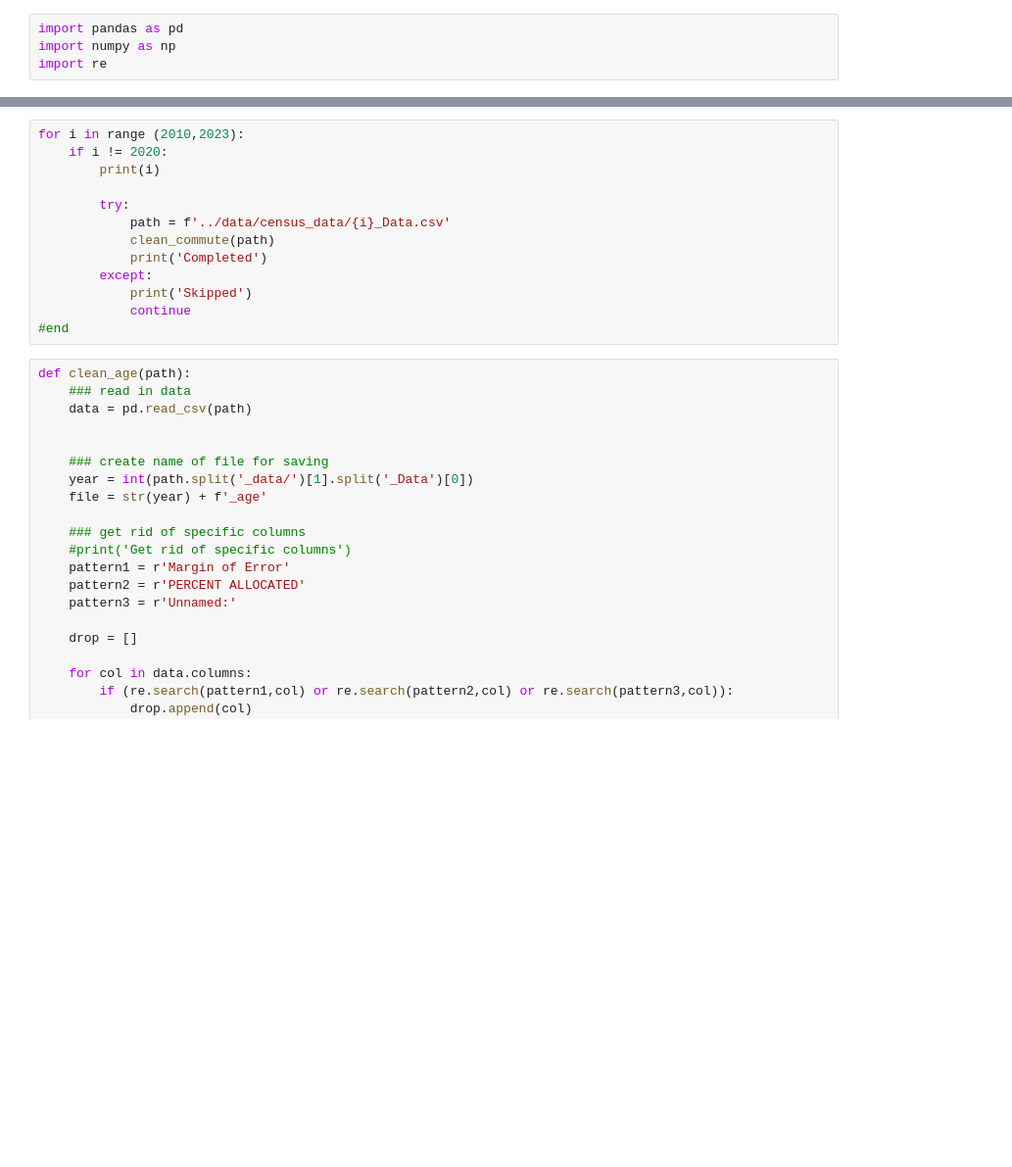
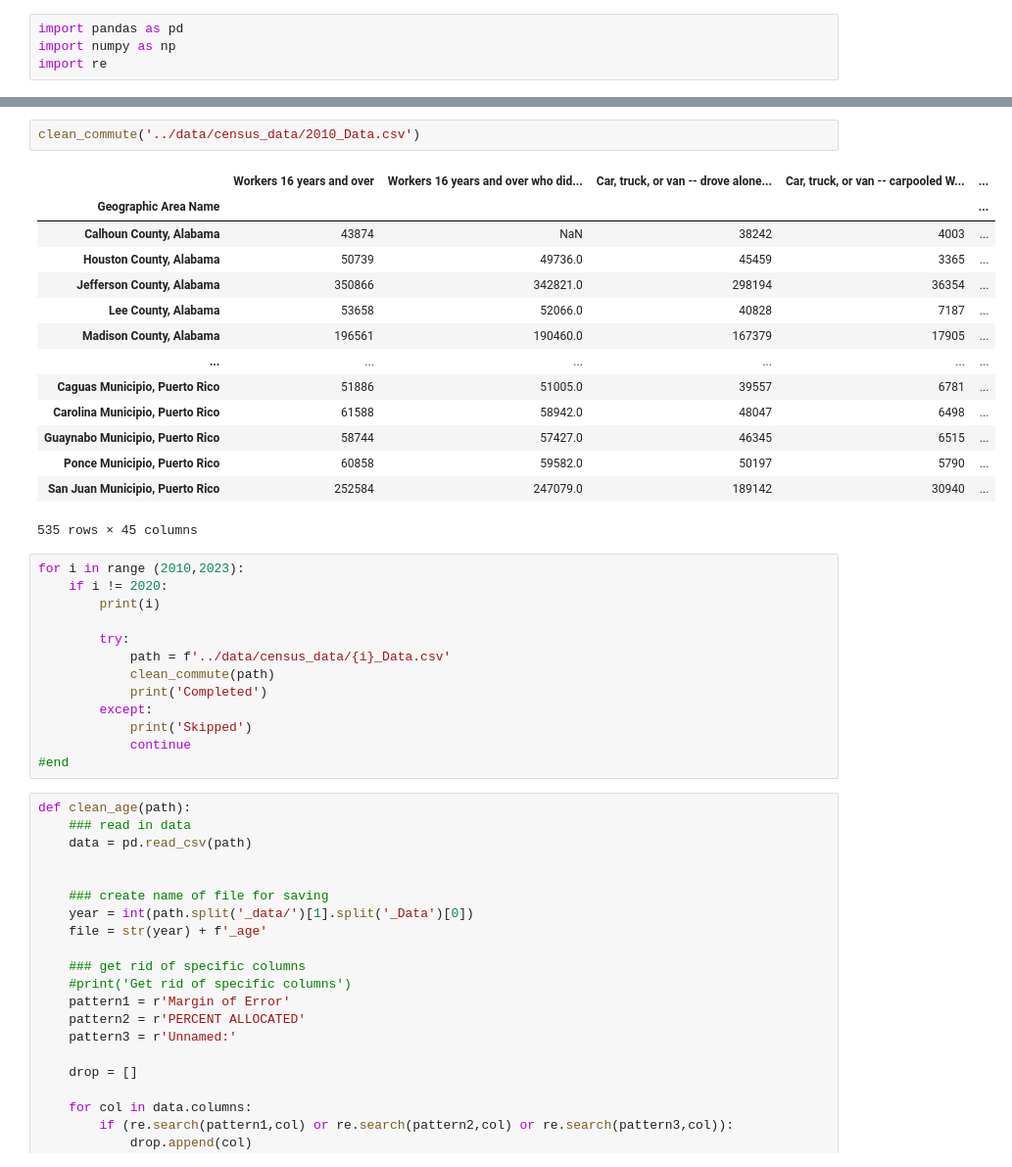
Before and after one commit to Joshua-Clugston/commute_times, a Jupyter notebook: notebooks/unfiltered_data.ipynb, the cells around one changed output, grey strips where cells are left out. Shown at 98% size. Saved outputs shown, nothing was run; the diff lists cells and outputs as text; blank space fills up the shorter version.

```diff
--- a/notebooks/unfiltered_data.ipynb
+++ b/notebooks/unfiltered_data.ipynb
@@ -286,6 +285,23 @@ def clean_commute(path):
     data.to_csv(f'../data/unfiltered_data/{file}_county.csv')
 
     return data
+# %%
+clean_commute('../data/census_data/2010_Data.csv')
+# %% [output]
+|  | Workers 16 years and over | Workers 16 years and over who did... | Car, truck, or van -- drove alone... | Car, truck, or van -- carpooled W... | ... |
+| Geographic Area Name |  |  |  |  | ... |
+| Calhoun County, Alabama | 43874 | NaN | 38242 | 4003 | ... |
+| Houston County, Alabama | 50739 | 49736.0 | 45459 | 3365 | ... |
+| Jefferson County, Alabama | 350866 | 342821.0 | 298194 | 36354 | ... |
+| Lee County, Alabama | 53658 | 52066.0 | 40828 | 7187 | ... |
+| Madison County, Alabama | 196561 | 190460.0 | 167379 | 17905 | ... |
+| ... | ... | ... | ... | ... | ... |
+| Caguas Municipio, Puerto Rico | 51886 | 51005.0 | 39557 | 6781 | ... |
+| Carolina Municipio, Puerto Rico | 61588 | 58942.0 | 48047 | 6498 | ... |
+| Guaynabo Municipio, Puerto Rico | 58744 | 57427.0 | 46345 | 6515 | ... |
+| Ponce Municipio, Puerto Rico | 60858 | 59582.0 | 50197 | 5790 | ... |
+| San Juan Municipio, Puerto Rico | 252584 | 247079.0 | 189142 | 30940 | ... |
+535 rows × 45 columns
 # %%
 for i in range (2010,2023):
     if i != 2020:
```
Also changed, not shown: parts of 4 cells of this notebook.
